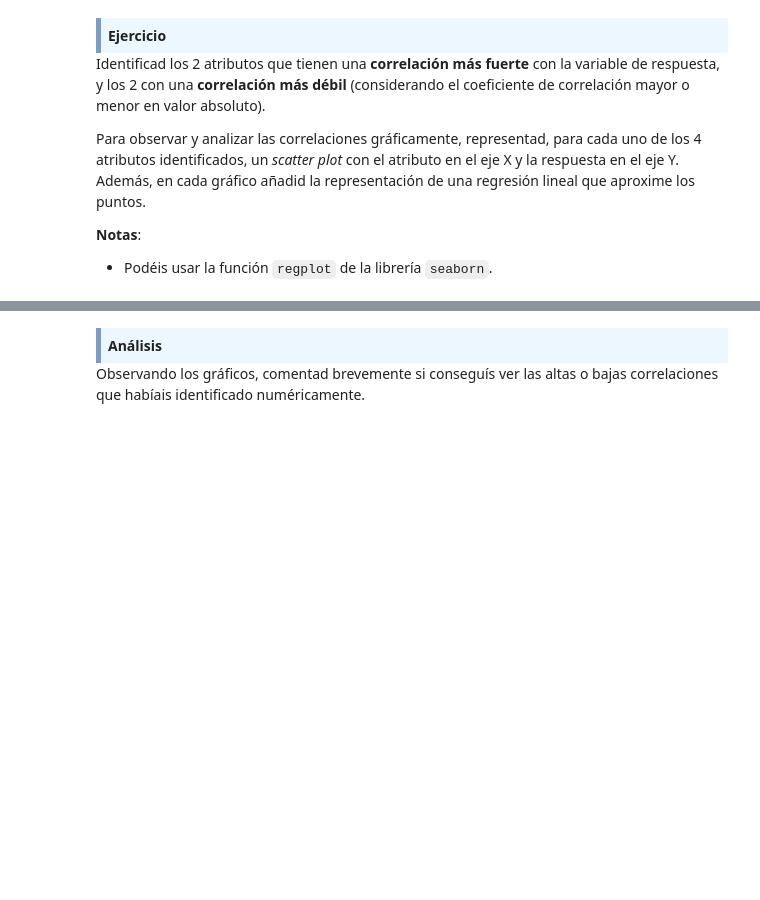
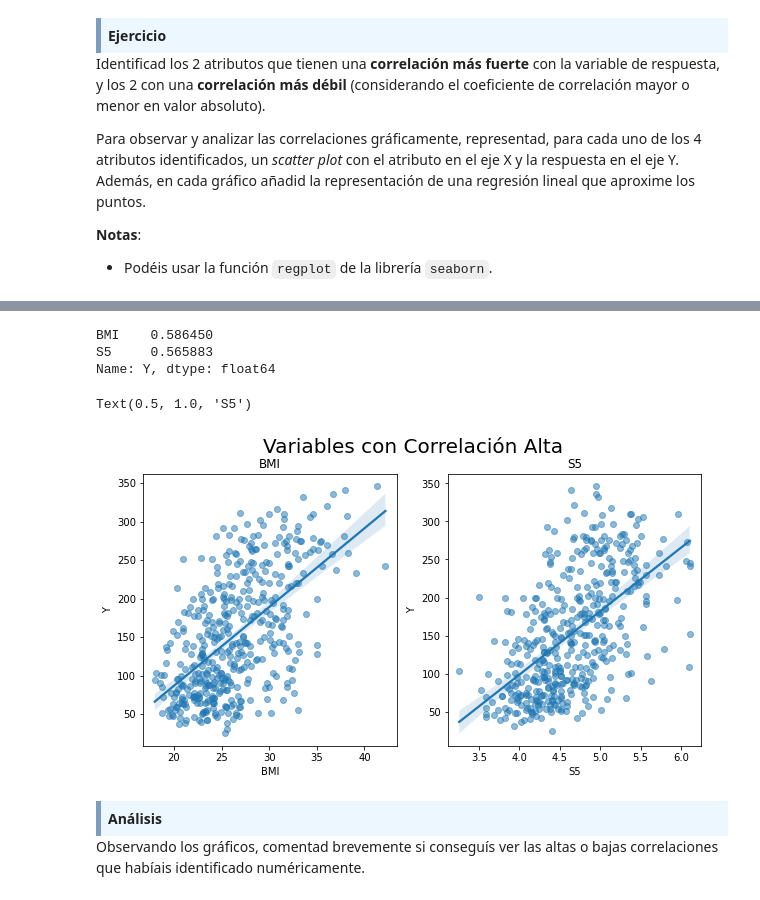
Before and after one commit to angelbujalance/MAME_PEC, a Jupyter notebook: M2.855_20221_PEC1-Enunciado.ipynb, the cells around one changed output, grey strips where cells are left out. Cells and saved outputs as stored; diff of their text form; code cells hidden in the pictures; blank space fills up the shorter version.

```diff
--- a/M2.855_20221_PEC1-Enunciado.ipynb
+++ b/M2.855_20221_PEC1-Enunciado.ipynb
@@ -336,3 +378,22 @@ Para observar y analizar las correlaciones gráficamente, representad, para cada
+# %%
+# mostramos las dos variables con una correlación más fuerte con la variable Y
+abs(diab_corr['Y']).sort_values(ascending=False).iloc[1:3]
+# %% [output]
+BMI    0.586450
+S5     0.565883
+Name: Y, dtype: float64
+# %%
+fig, axs = plt.subplots(ncols=2, figsize=(10,5))
+fig.suptitle('Variables con Correlación Alta', fontsize=20)
+# correlación entre BMI e Y
+sns.regplot(data=df, x='BMI', y='Y', ax=axs[0],
+            scatter_kws={'alpha':0.5}).set_title('BMI')
+# correlación entre S5 e Y
+sns.regplot(data=df, x='S5', y='Y', ax=axs[1],
+            scatter_kws={'alpha':0.5}).set_title('S5')
+# %% [output]
+Text(0.5, 1.0, 'S5')
+[figure, added]
 # %% [markdown]
 <div style="background-color: #EDF7FF; border-color: #7C9DBF; border-left: 5px solid #7C9DBF; padding: 0.5em;">
 <strong>Análisis</strong>
```
Also changed, not shown: parts of 9 cells of this notebook.
